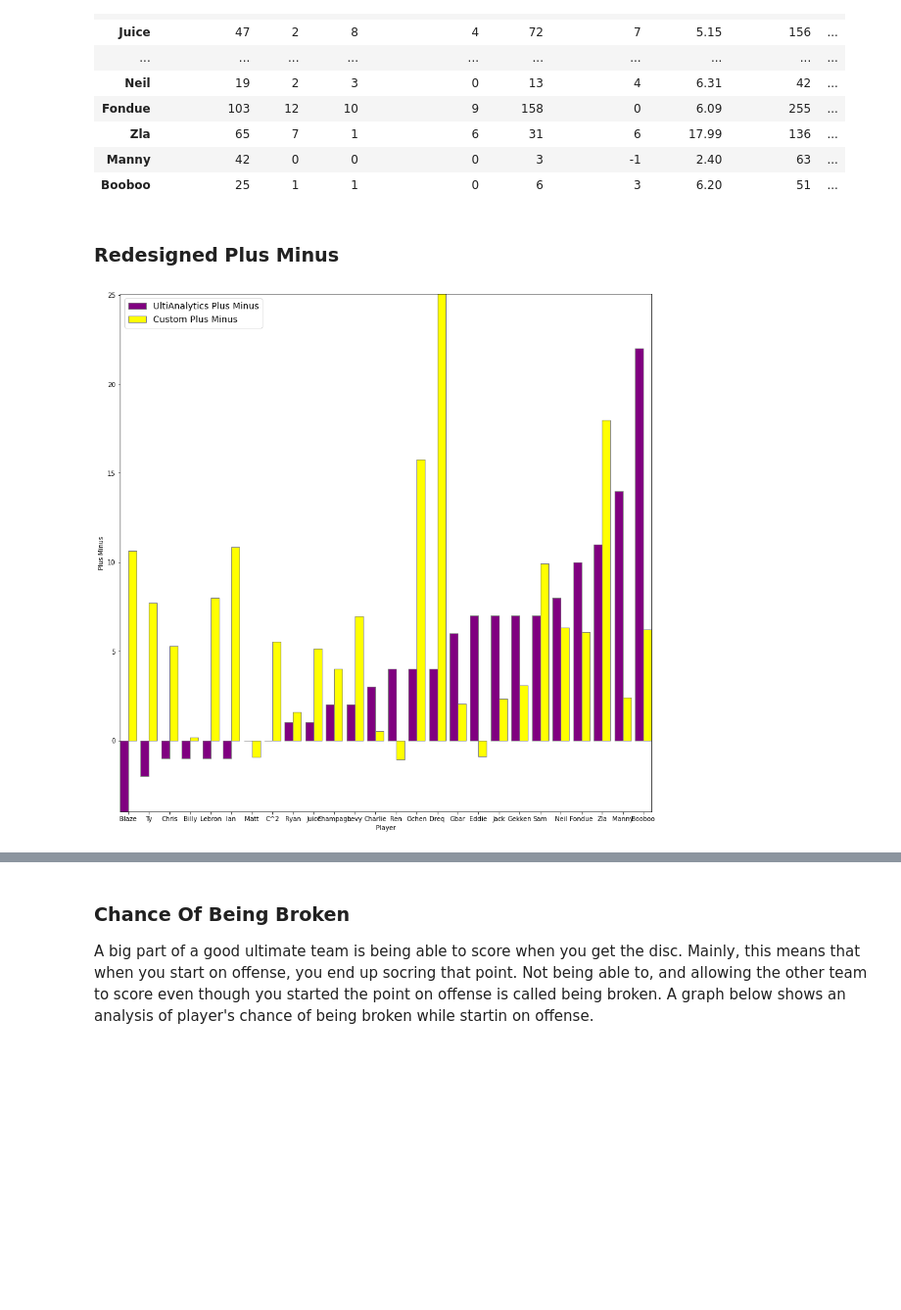
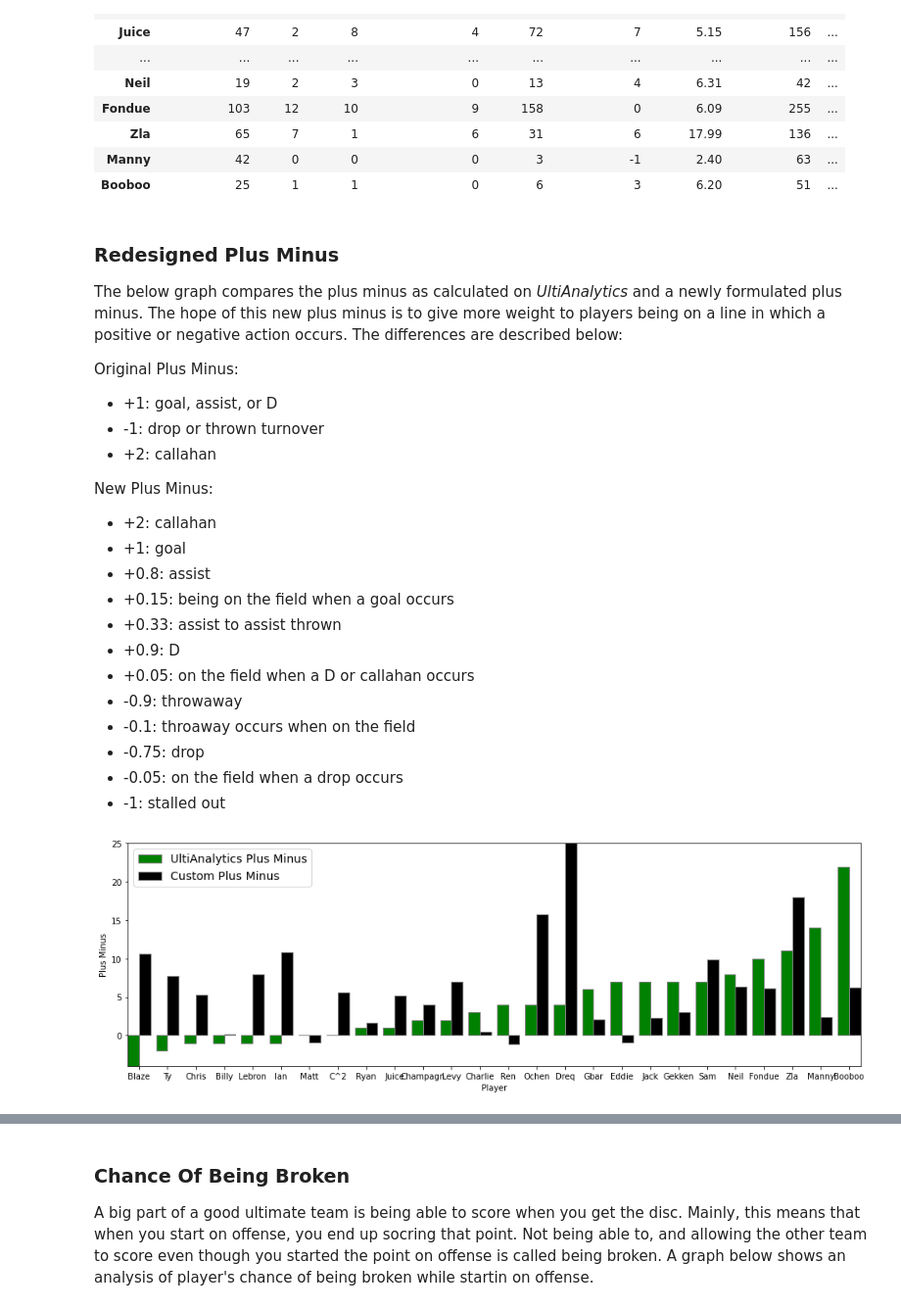
Before and after one commit to acohen89/BigBearStats, a Jupyter notebook: FinalProject.ipynb, the cells around one changed output, grey strips where cells are left out. Shown at 98% size. Drawn from its saved outputs; the diff is of its cells as text; code cells hidden in the pictures; blank space fills up the shorter version.

```diff
--- a/FinalProject.ipynb
+++ b/FinalProject.ipynb
@@ -19,8 +49,8 @@ import numpy as np
 from Player import *
 from Main import processActions
 
-figW = 15
-figH = 8.5
+figW = 16
+figH = 5
 
 pd.set_option('display.precision', 2)
 pd.set_option('display.max_columns', None)
@@ -195,20 +238,41 @@ playersDF
 | Booboo | 25 | 1 | 1 | 0 | 6 | 3 | 6.20 | 51 | ... |
 # %% [markdown]
 ### Redesigned Plus Minus
+
+The below graph compares the plus minus as calculated on *UltiAnalytics* and a newly formulated plus minus. The hope of this new plus minus is to give more weight to players being on a line in which a positive or negative action occurs. The differences are described below:
+
+Original Plus Minus:
+* +1: goal, assist, or D
+* -1: drop or thrown turnover
+* +2: callahan
+
+New Plus Minus:
+* +2: callahan
+* +1: goal
+* +0.8: assist
+* +0.15: being on the field when a goal occurs
+* +0.33: assist to assist thrown
+* +0.9: D
+* +0.05: on the field when a D  or callahan occurs
+* -0.9: throwaway
+* -0.1: throaway occurs when on the field
+* -0.75: drop
+* -0.05: on the field when a drop occurs
+* -1: stalled out
 # %%
 
 ogPM = playersDF.loc[:,'ogPlusMinus'].sort_values()
 plusMinus = playersDF.loc[:,'plusMinus']
 width = 0.4
-plt.bar(np.arange(len(ogPM)), ogPM, color='purple', width=width, edgecolor='grey', label='UltiAnalytics Plus Minus')
-plt.bar(np.arange(len(plusMinus)) + width, plusMinus, color='yellow', width=width, edgecolor='grey', label='Custom Plus Minus')
+plt.bar(np.arange(len(ogPM)), ogPM, color='g', width=width, edgecolor='grey', label='UltiAnalytics Plus Minus')
+plt.bar(np.arange(len(plusMinus)) + width, plusMinus, color='black', width=width, edgecolor='grey', label='Custom Plus Minus')
 plt.xlabel('Player')
 plt.ylabel('Plus Minus')
 plt.legend(loc=2, prop={'size': 14})
 plt.xticks(np.arange(len(ogPM)) + width/2, playersDF.index)
 fig = plt.gcf()
-fig.set_size_inches(figW, figW)
+fig.set_size_inches(figW, figH)
 plt.margins(0)
 plt.show()
 # %% [output]
-[figure, old version]
+[figure, new version]
```
Also changed, not shown: parts of 14 cells of this notebook, 2 other files.
